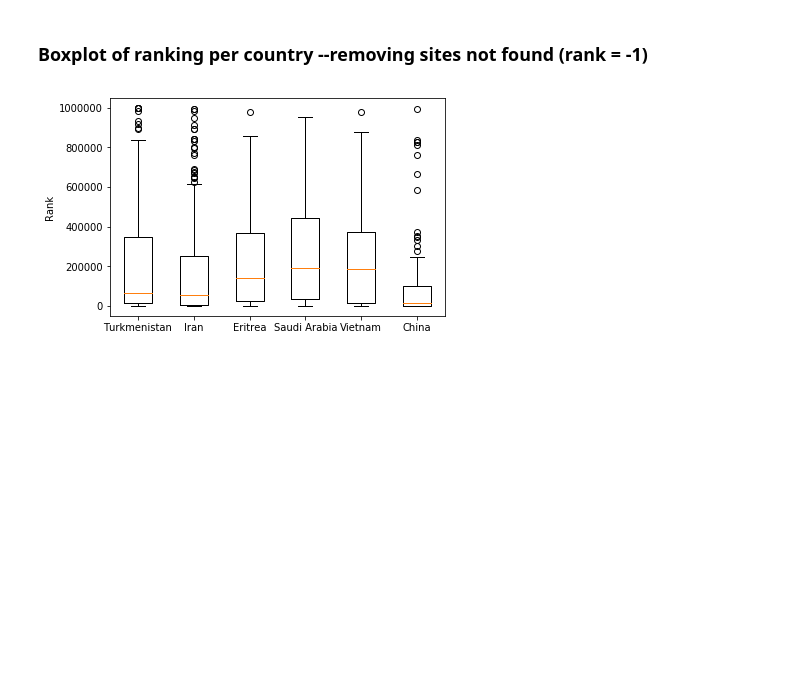
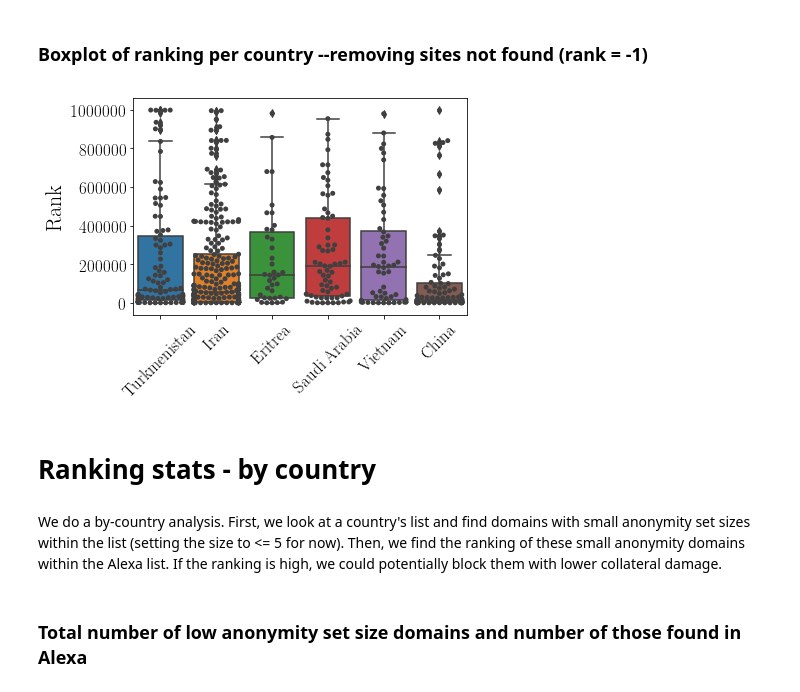
Before and after one commit to spring-epfl/doh_traffic_analysis, a Jupyter notebook: code/censorship/censored_domains.ipynb, the cells around one changed output. Cells and saved outputs as stored; diff of their text form; code cells hidden in the pictures; blank space fills up the shorter version.

Commit message:
ranking stats by country

```diff
--- a/code/censorship/censored_domains.ipynb
+++ b/code/censorship/censored_domains.ipynb
@@ -12,13 +14,19 @@ ALEXA_LIST = "top-1m.csv"
 # %%
 def plot_histogram(domain_lengths, title):
 
+    fig, ax = plt.subplots(figsize=(12,4))
+    plt.rc('text', usetex=True)
+    plt.rc('font', family='serif')
+    plt.grid(True)
+    plt.tick_params(labelsize=17)
     bin_num = max(domain_lengths) - min(domain_lengths) + 1
     plt.hist(domain_lengths, bins=bin_num)
-    plt.xlabel("Domain length")
-    plt.ylabel("Count")
+    plt.xlabel("Domain length", fontsize=22)
+    plt.ylabel("Count", fontsize=22)
     if len(title) > 0:
         plt.title(title)
-    plt.show()
+    plt.savefig('alexa_1m_lengths.pdf', bbox_inches="tight")
+    #plt.show()
 # %%
 def remove_www_from_url(domains):
     new_domains = []
@@ -199,12 +209,23 @@ plt.show()
 # %%
 #Display ranking with not found domains removed
 all_ranking_data_found = []
 for rd in all_ranking_data:
     rd_found = [x for x in rd if x != -1]
     all_ranking_data_found.append(rd_found)
-plt.boxplot(all_ranking_data_found)
-plt.ylabel("Rank")
-plt.xticks(range(1, 7), country_list)
-plt.show()
+df = pd.DataFrame(all_ranking_data_found)
+df = df.transpose()
+df.columns = country_list
+sns.boxplot(data=df)
+sns.swarmplot(data=df, color=".25")
+plt.ylabel("Rank", fontsize=22)
+plt.tick_params(labelsize=17)
+plt.xticks(rotation=45)
+#plt.xticks(range(1, 7), country_list)
+#plt.show()
+plt.savefig('censored_ranking.pdf', bbox_inches="tight")
 # %% [output]
-[figure, old version]
+[figure, new version]
+# %% [markdown]
+# Ranking stats - by country
+# %% [markdown]
+We do a by-country analysis. First, we look at a country's list and find domains with small anonymity set sizes within the list (setting the size to <= 5 for now). Then, we find the ranking of these small anonymity domains within the Alexa list. If the ranking is high, we could potentially block them with lower collateral damage.
@@ -210,0 +248,2 @@ plt.show()
+# %% [markdown]
+### Total number of low anonymity set size domains and number of those found in Alexa
```
Also changed, not shown: parts of 9 cells of this notebook.
